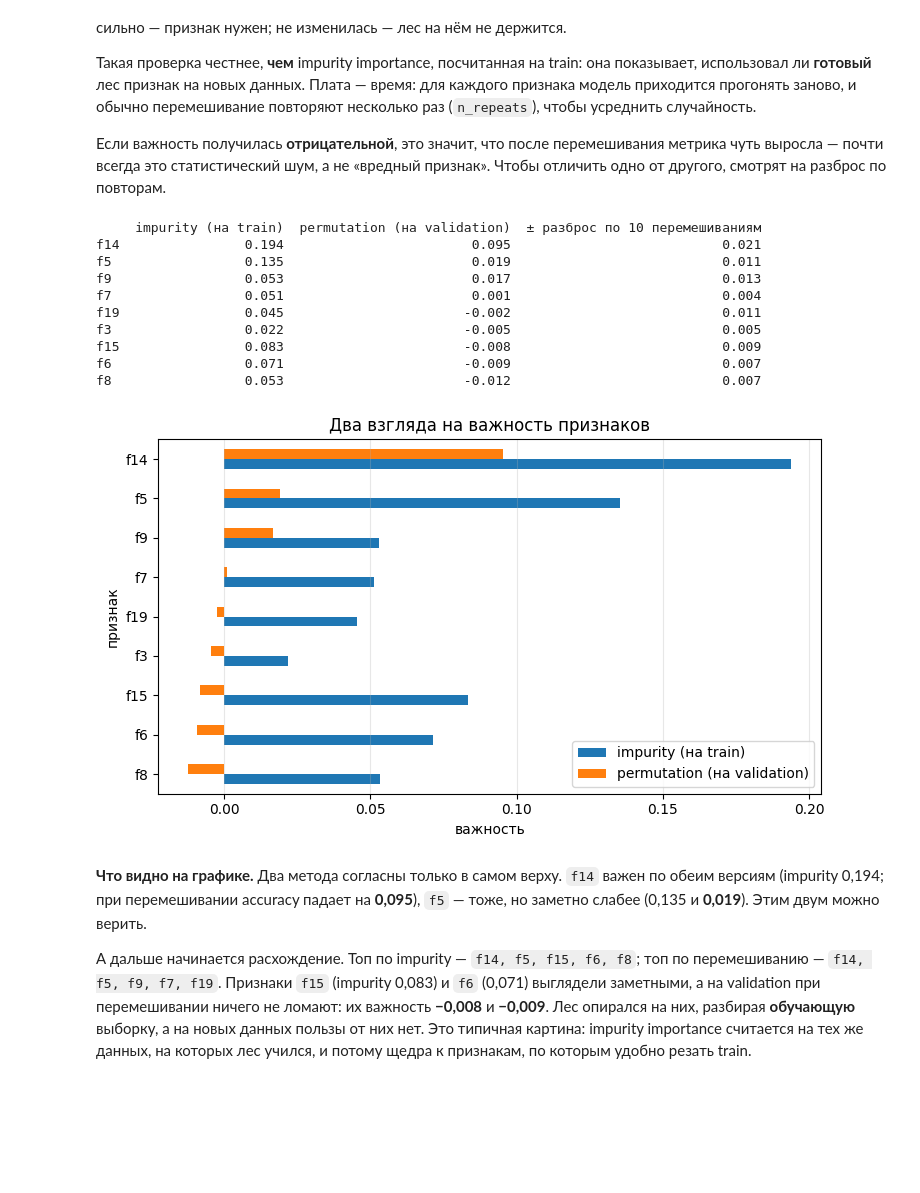
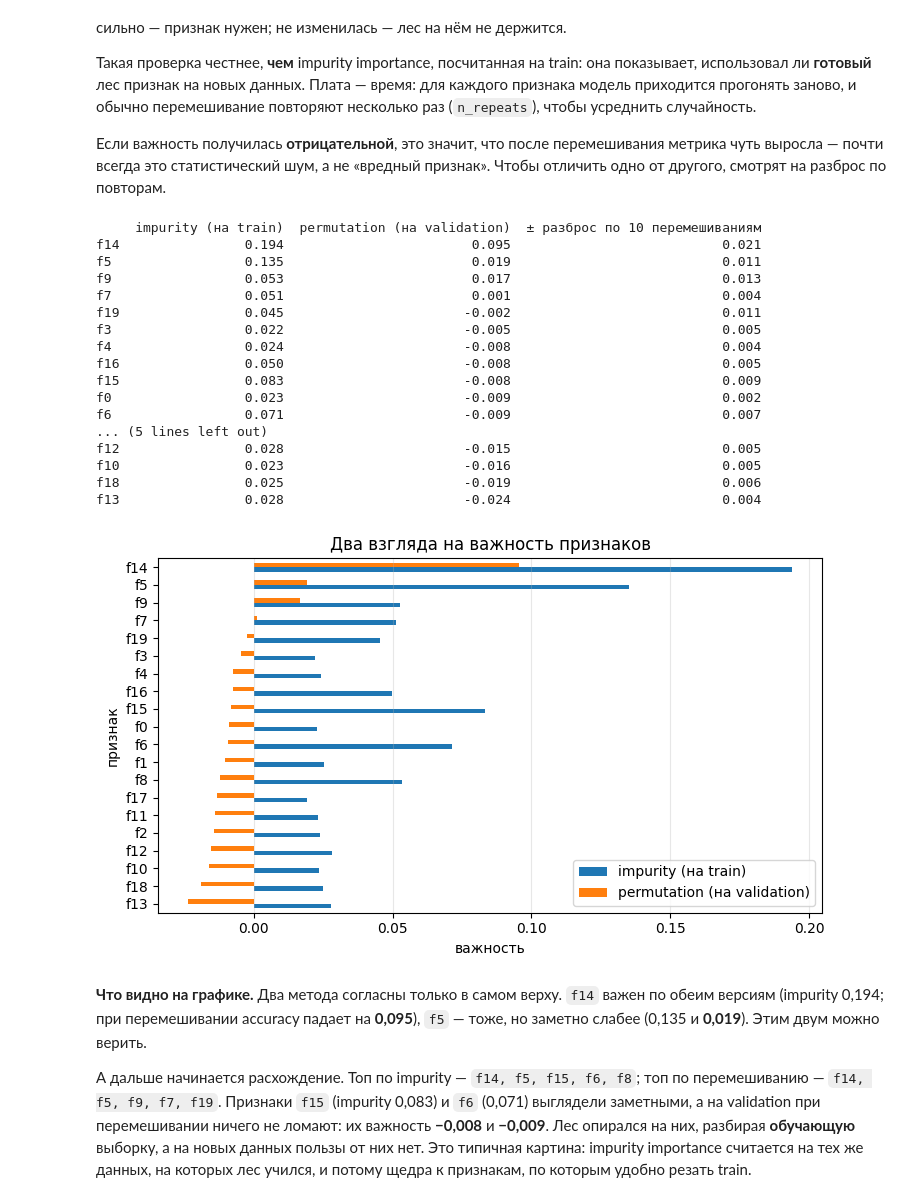
Before and after one commit to gurovic/ml-speckurs, a Jupyter notebook: Урок_33_Ансамбли_Bagging_Случайный_лес_Теория/Урок_33_Ансамбли_Bagging_Случайный_лес.ipynb, the cells around one changed output. Saved outputs shown, nothing was run; the diff lists cells and outputs as text; code cells hidden in the pictures; blank space fills up the shorter version.

```diff
--- a/Урок_33_Ансамбли_Bagging_Случайный_лес_Теория/Урок_33_Ансамбли_Bagging_Случайный_лес.ipynb
+++ b/Урок_33_Ансамбли_Bagging_Случайный_лес_Теория/Урок_33_Ансамбли_Bagging_Случайный_лес.ipynb
@@ -939,37 +943,44 @@ from sklearn.inspection import permutation_importance
 result = permutation_importance(rf, X_val, y_val, n_repeats=10, random_state=RANDOM_STATE)
 perm = pd.Series(result.importances_mean, index=feature_names)
 perm_std = pd.Series(result.importances_std, index=feature_names)
 
 # берём лидеров обоих методов, чтобы увидеть, где они расходятся
-leaders = list(dict.fromkeys(list(imp.sort_values(ascending=False).head(6).index)
-                             + list(perm.sort_values(ascending=False).head(6).index)))
+leaders = list(dict.fromkeys(list(imp.sort_values(ascending=False).head(20).index)
+                             + list(perm.sort_values(ascending=False).head(20).index)))
 order = perm[leaders].sort_values(ascending=False).index
 
 print(pd.DataFrame({'impurity (на train)': imp,
                     'permutation (на validation)': perm,
                     '± разброс по 10 перемешиваниям': perm_std})
       .loc[order].round(3).to_string())
 
 comp = pd.DataFrame({'impurity (на train)': imp, 'permutation (на validation)': perm})
 comp.loc[order][::-1].plot.barh(figsize=(7.5, 4.5))
 plt.xlabel('важность')
 plt.ylabel('признак')
 plt.title('Два взгляда на важность признаков')
 plt.grid(alpha=0.3, axis='x')
 plt.tight_layout()
 plt.show()
 # %% [output]
      impurity (на train)  permutation (на validation)  ± разброс по 10 перемешиваниям
 f14                0.194                        0.095                           0.021
 f5                 0.135                        0.019                           0.011
 f9                 0.053                        0.017                           0.013
 f7                 0.051                        0.001                           0.004
 f19                0.045                       -0.002                           0.011
 f3                 0.022                       -0.005                           0.005
+f4                 0.024                       -0.008                           0.004
+f16                0.050                       -0.008                           0.005
 f15                0.083                       -0.008                           0.009
+f0                 0.023                       -0.009                           0.002
 f6                 0.071                       -0.009                           0.007
-f8                 0.053                       -0.012                           0.007
+... (5 lines left out)
+f12                0.028                       -0.015                           0.005
+f10                0.023                       -0.016                           0.005
+f18                0.025                       -0.019                           0.006
+f13                0.028                       -0.024                           0.004
-[figure, old version]
+[figure, new version]
 # %% [markdown]
 **Что видно на графике.** Два метода согласны только в самом верху. `f14` важен по обеим версиям (impurity 0,194; при перемешивании accuracy падает на **0,095**), `f5` — тоже, но заметно слабее (0,135 и **0,019**). Этим двум можно верить.
 
```
Also changed, not shown: parts of 10 cells of this notebook, 2 other files.
